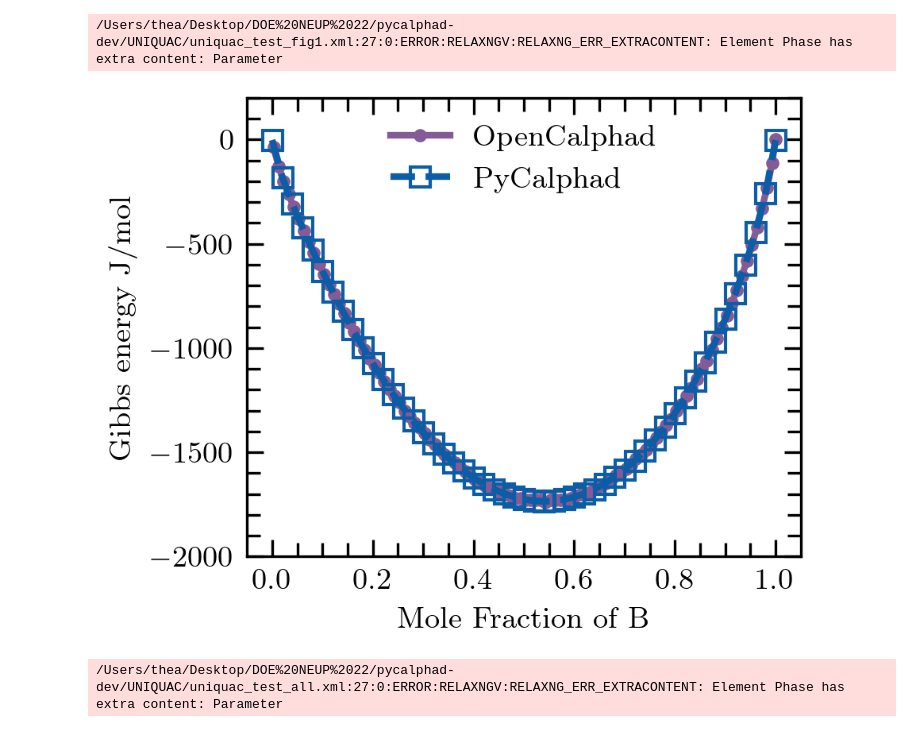
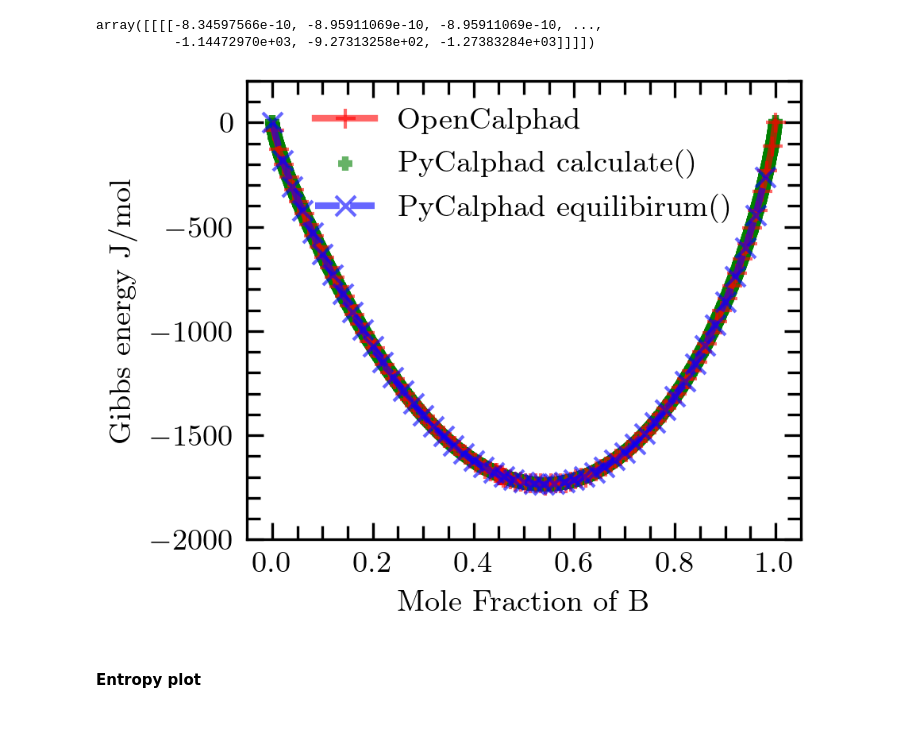
Before and after one commit to RushiGong/pycalphad, a Jupyter notebook: examples/UNIQUAC/UNIQUAC PyCalphad.ipynb, the cells around one changed output. Saved outputs shown, nothing was run; the diff lists cells and outputs as text; code cells hidden in the pictures.

```diff
--- a/examples/UNIQUAC/UNIQUAC PyCalphad.ipynb
+++ b/examples/UNIQUAC/UNIQUAC PyCalphad.ipynb
@@ -569,15 +699,11 @@ dbf=Database('uniquac_test_all.xml')
 # %%
-x_a=0.2
-X_C, X_H, X_N = comp_convert(x_a)
-
-dbf=Database('uniquac_test_all.xml')
+dbf=Database('uniquac_test_fig1.xml')
 ##ACETONITRILE: C2H3N1
 ##N_HEPTANE: C7H16
 models = {'LIQUID': ModelUNIQUAC}
-comp=['C', 'H', 'VA']
-phase=['LIQUID']
-cond={v.N: 1, v.P: 101325, v.T: 400, v.X('H'): 0.5027363}
-eq_1 = equilibrium(dbf, comp, phase, cond, model=models, verbose=False)
-
-
-eq_1.GM.values#*(x_a*6+(1-x_a)*23)
+comps=['C', 'H', 'VA']
+phases=['LIQUID']
+cond={v.N: 1, v.P: 101325, v.T: 320, v.X('H'): (0, 1.02, 0.02)}
+calc_res_1=calculate(dbf, comps, phases, P=101325, T=320, model=models, output='GM')
+eq_1 = equilibrium(dbf, comps, phases, cond, model=models)
+#eq_1.GM.values#*(x_a*6+(1-x_a)*23)
@@ -605,38 +710,24 @@ array([1.000e-04, 2.010e-02, 4.010e-02, 6.010e-02, 8.010e-02, 1.001e-01,
-# %%
-def comp_convert(x_b):
-    x_a=1-x_b
-    x_c=(x_a*2+x_b*7)/(x_a*6+x_b*23)
-    x_h=(x_a*3+x_b*16)/(x_a*6+x_b*23)
-    x_n=(x_a)/(x_a*6+x_b*23)
-    return x_c, x_h, x_n
-GM=[]
-xi=[]
-x_list=np.arange(0.0001, 1.0, 0.02)
-for i in x_list:
-    xi.append(i)
-xi.append(0.9999)
-dbf=Database('uniquac_test_fig1.xml')
-for i in xi:
-    X_C, X_H, X_N = comp_convert(i)
-    cond = {v.N: 1, v.P: 101325, v.T: 320, v.X('H'): i}
-    calc = equilibrium(dbf, comp, phase, cond, model=models, verbose=False)
-    GM.append(calc.GM.squeeze().values)
-# %% [output]
-/Users/thea/Desktop/DOE%20NEUP%2022/pycalphad-dev/UNIQUAC/uniquac_test_fig1.xml:27:0:ERROR:RELAXNGV:RELAXNG_ERR_EXTRACONTENT: Element Phase has extra content: Parameter
 # %%
 x_op_fig1=[2.74E-03, 1.27E-02, 2.27E-02, 3.27E-02, 4.27E-02, 5.27E-02, 6.27E-02, 7.27E-02, 8.27E-02, 9.27E-02, 1.03E-01, 1.13E-01, 1.23E-01, 1.33E-01, 1.43E-01, 1.53E-01, 1.63E-01, 1.73E-01, 1.83E-01, 1.93E-01, 2.03E-01, 2.13E-01, 2.23E-01, 2.33E-01, 2.43E-01, 2.53E-01, 2.63E-01, 2.73E-01, 2.83E-01, 2.93E-01, 3.03E-01, 3.13E-01, 3.23E-01, 3.33E-01, 3.43E-01, 3.53E-01, 3.63E-01, 3.73E-01, 3.83E-01, 3.93E-01, 4.03E-01, 4.13E-01, 4.23E-01, 4.33E-01, 4.43E-01, 4.47E-01, 4.49E-01, 4.51E-01, 4.53E-01, 4.53E-01, 4.53E-01, 4.53E-01, 4.53E-01, 4.53E-01, 4.55E-01, 4.57E-01, 4.59E-01, 4.63E-01, 4.73E-01, 4.83E-01, 4.93E-01, 5.03E-01, 5.13E-01, 5.23E-01, 5.33E-01, 5.43E-01, 5.53E-01, 5.63E-01, 5.73E-01, 5.83E-01, 5.93E-01, 6.03E-01, 6.13E-01, 6.23E-01, 6.33E-01, 6.43E-01, 6.53E-01, 6.63E-01, 6.73E-01, 6.83E-01, 6.93E-01, 7.03E-01, 7.13E-01, 7.23E-01, 7.33E-01, 7.43E-01, 7.53E-01, 7.63E-01, 7.73E-01, 7.83E-01, 7.93E-01, 8.03E-01, 8.13E-01, 8.23E-01, 8.33E-01, 8.43E-01, 8.53E-01, 8.63E-01, 8.73E-01, 8.83E-01, 8.93E-01, 9.03E-01, 9.13E-01, 9.23E-01, 9.33E-01, 9.43E-01, 9.53E-01, 9.63E-01, 9.73E-01, 9.83E-01, 9.93E-01, 1.00E+00]
 y_op_fig1=[-3.77E+01, -1.27E+02, -1.99E+02, -2.63E+02, -3.24E+02, -3.81E+02, -4.37E+02, -4.91E+02, -5.43E+02, -5.95E+02, -6.45E+02, -6.94E+02, -7.42E+02, -7.88E+02, -8.34E+02, -8.79E+02, -9.22E+02, -9.65E+02, -1.01E+03, -1.05E+03, -1.08E+03, -1.12E+03, -1.16E+03, -1.20E+03, -1.23E+03, -1.26E+03, -1.30E+03, -1.33E+03, -1.36E+03, -1.38E+03, -1.41E+03, -1.44E+03, -1.46E+03, -1.49E+03, -1.51E+03, -1.53E+03, -1.55E+03, -1.57E+03, -1.59E+03, -1.61E+03, -1.63E+03, -1.64E+03, -1.66E+03, -1.67E+03, -1.68E+03, -1.68E+03, -1.69E+03, -1.69E+03, -1.69E+03, -1.69E+03, -1.69E+03, -1.69E+03, -1.69E+03, -1.69E+03, -1.69E+03, -1.69E+03, -1.70E+03, -1.70E+03, -1.71E+03, -1.72E+03, -1.72E+03, -1.73E+03, -1.73E+03, -1.73E+03, -1.73E+03, -1.74E+03, -1.73E+03, -1.73E+03, -1.73E+03, -1.73E+03, -1.72E+03, -1.71E+03, -1.70E+03, -1.70E+03, -1.69E+03, -1.67E+03, -1.66E+03, -1.65E+03, -1.63E+03, -1.61E+03, -1.60E+03, -1.58E+03, -1.56E+03, -1.53E+03, -1.51E+03, -1.49E+03, -1.46E+03, -1.43E+03, -1.40E+03, -1.37E+03, -1.34E+03, -1.30E+03, -1.27E+03, -1.23E+03, -1.19E+03, -1.15E+03, -1.10E+03, -1.06E+03, -1.01E+03, -9.55E+02, -9.01E+02, -8.44E+02, -7.84E+02, -7.21E+02, -6.54E+02, -5.82E+02, -5.05E+02, -4.23E+02, -3.32E+02, -2.32E+02, -1.14E+02, -8.35E-08]
+# %%
+calc_res_1.GM.values
+# %% [output]
+array([[[[-8.34597566e-10, -8.95911069e-10, -8.95911069e-10, ...,
+          -1.14472970e+03, -9.27313258e+02, -1.27383284e+03]]]])
 # %%
 import matplotlib.pyplot as plt
 plt.style.use('MQMQA_plot.mplstyle')
 fig = plt.figure()
 fig.gca().set_xlabel('Mole Fraction of B')
 fig.gca().set_ylabel('Gibbs energy J/mol')
-fig.gca().plot(x_op_fig1, y_op_fig1, 'o-', markersize=3, color='#845B97', label='OpenCalphad')
+fig.gca().plot(x_op_fig1, y_op_fig1, '+-', markersize=6, color='red', alpha=0.6, label='OpenCalphad')
 
-fig.gca().plot(xi, GM, 's--', markerfacecolor='none', color='#0C5DA5', markersize=6, label='PyCalphad')
+fig.gca().scatter(calc_res_1.X.sel(component='H'), calc_res_1.GM, marker='+', s=18, color='green', alpha=0.6, label='PyCalphad calculate()')
+fig.gca().plot(eq_1.X.sel(component='H', vertex=0).squeeze(), eq_1.GM.squeeze(), 'x--', markerfacecolor='none', color='blue', markersize=6, alpha=0.6, label='PyCalphad equilibirum()')
+
 fig.gca().set_ylim([-2000, 200])
 plt.legend()
 plt.savefig('Fig1Py.png', dpi=200)
 # %% [output]
-[figure, old version]
+[figure, new version]
@@ -654,14 +734,2 @@ for i in xi:
-# %%
-dbf=Database('uniquac_test_all.xml')
-x_list=np.arange(0.0001, 1, 0.02)
-xi=[]
-GM3=[]
-for i in x_list:
-    xi.append(i)
-xi.append(0.9999)
-for i in xi:
-    cond = {v.N: 1, v.P: 101325, v.T: 400,  v.X('H'): i}
-    calc = equilibrium(dbf, comp, phase, cond, model=models, verbose=False)
-    GM3.append(calc.GM.squeeze().values)
-# %% [output]
-/Users/thea/Desktop/DOE%20NEUP%2022/pycalphad-dev/UNIQUAC/uniquac_test_all.xml:27:0:ERROR:RELAXNGV:RELAXNG_ERR_EXTRACONTENT: Element Phase has extra content: Parameter
+# %% [markdown]
+#### Entropy plot
```
Also changed, not shown: parts of 50 cells of this notebook, 3 other files.
